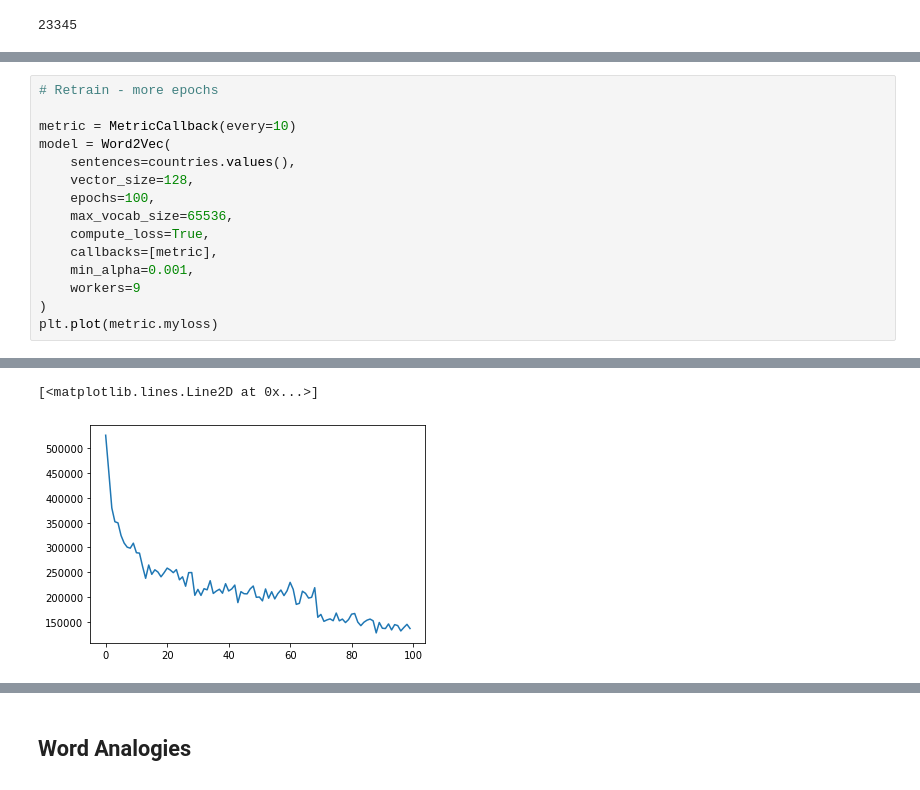
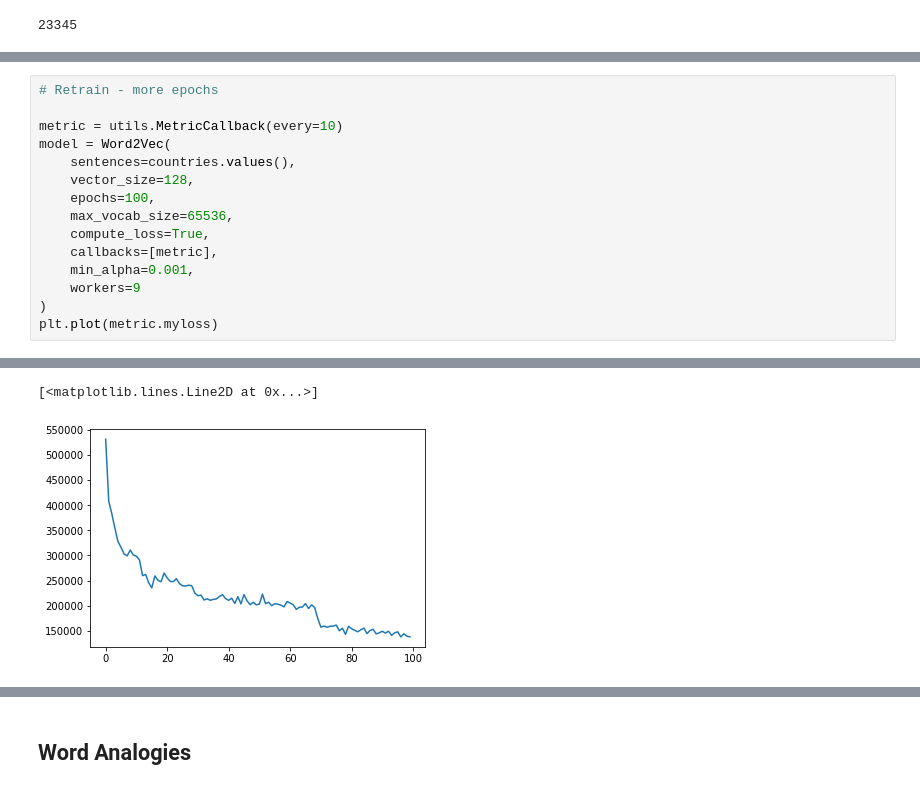
Before and after one commit to jaidevd/upgrad-mlcloud, a Jupyter notebook: semantic/w2v.ipynb, the cells around one changed output, grey strips where cells are left out. Saved outputs shown, nothing was run; the diff lists cells and outputs as text.

```diff
--- a/semantic/w2v.ipynb
+++ b/semantic/w2v.ipynb
@@ -131,7 +153,7 @@ model.wv.most_similar('India')
 # %%
 # Retrain - more epochs
 
-metric = MetricCallback(every=10)
+metric = utils.MetricCallback(every=10)
 model = Word2Vec(
     sentences=countries.values(),
     vector_size=128,
@@ -157,5 +179,5 @@ Loss after epoch 90: 137122.0
 [<matplotlib.lines.Line2D at 0x...>]
-[figure, old version]
+[figure, new version]
 # %%
 model.wv.most_similar('India')
 # %% [output]
```
Also changed, not shown: parts of 15 cells of this notebook, 1 other file.
